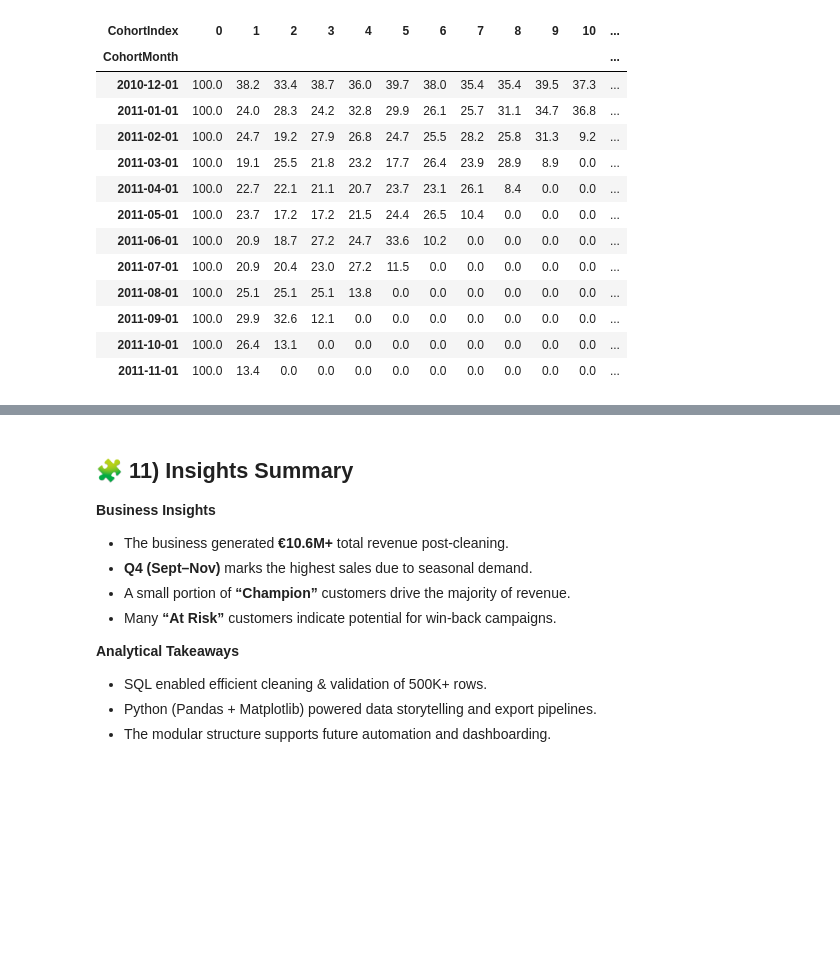
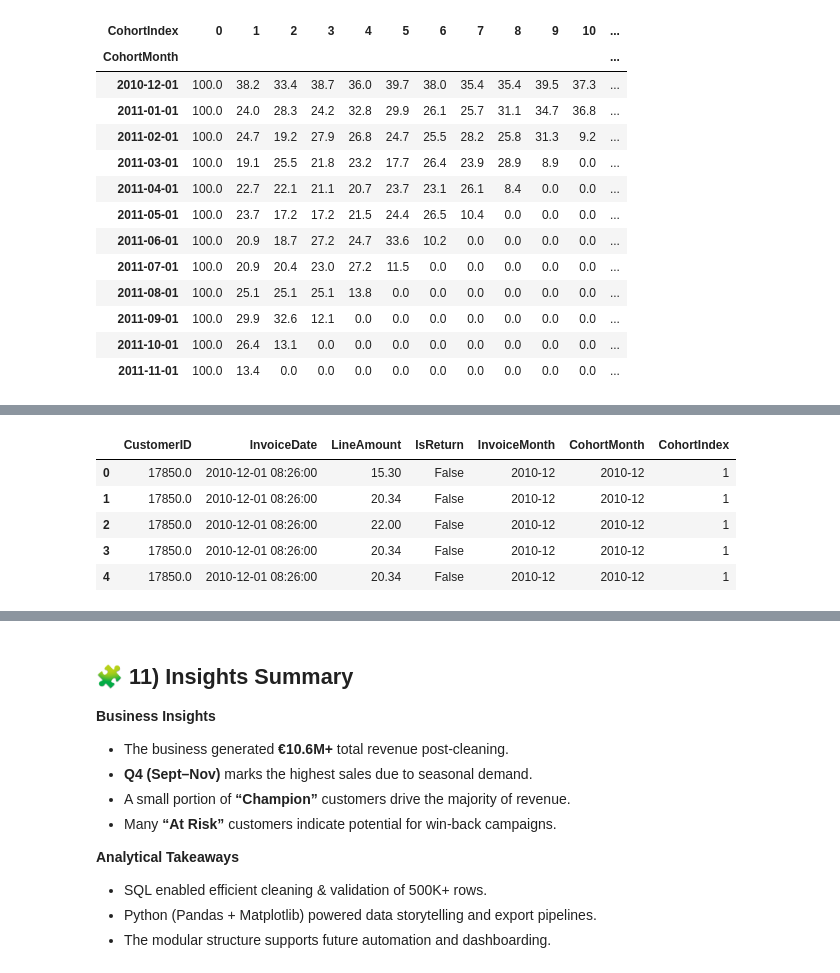
Before and after one commit to HuzeifKhan/Ecommerce-Finance-Analytics-Portfolio, a Jupyter notebook: 03_Analysis/ecommerce_analysis.ipynb, the cells around one changed output, grey strips where cells are left out. Cells and saved outputs as stored; diff of their text form; code cells hidden in the pictures; blank space fills up the shorter version.

```diff
--- a/03_Analysis/ecommerce_analysis.ipynb
+++ b/03_Analysis/ecommerce_analysis.ipynb
@@ -785,0 +830,18 @@ Retention preview (%):
+# %%
+# Convert Periods to datetime for subtraction
+def get_month_diff(d1, d2):
+    return (d1.year - d2.year) * 12 + (d1.month - d2.month) + 1
+
+tx["CohortIndex"] = tx.apply(
+    lambda x: get_month_diff(x["InvoiceMonth"].to_timestamp(), x["CohortMonth"].to_timestamp()),
+    axis=1
+)
+
+tx.head()
+# %% [output]
+|  | CustomerID | InvoiceDate | LineAmount | IsReturn | InvoiceMonth | CohortMonth | CohortIndex |
+| 0 | 17850.0 | 2010-12-01 08:26:00 | 15.30 | False | 2010-12 | 2010-12 | 1 |
+| 1 | 17850.0 | 2010-12-01 08:26:00 | 20.34 | False | 2010-12 | 2010-12 | 1 |
+| 2 | 17850.0 | 2010-12-01 08:26:00 | 22.00 | False | 2010-12 | 2010-12 | 1 |
+| 3 | 17850.0 | 2010-12-01 08:26:00 | 20.34 | False | 2010-12 | 2010-12 | 1 |
+| 4 | 17850.0 | 2010-12-01 08:26:00 | 20.34 | False | 2010-12 | 2010-12 | 1 |
```
Also changed, not shown: parts of 7 cells of this notebook, 1 other file.
